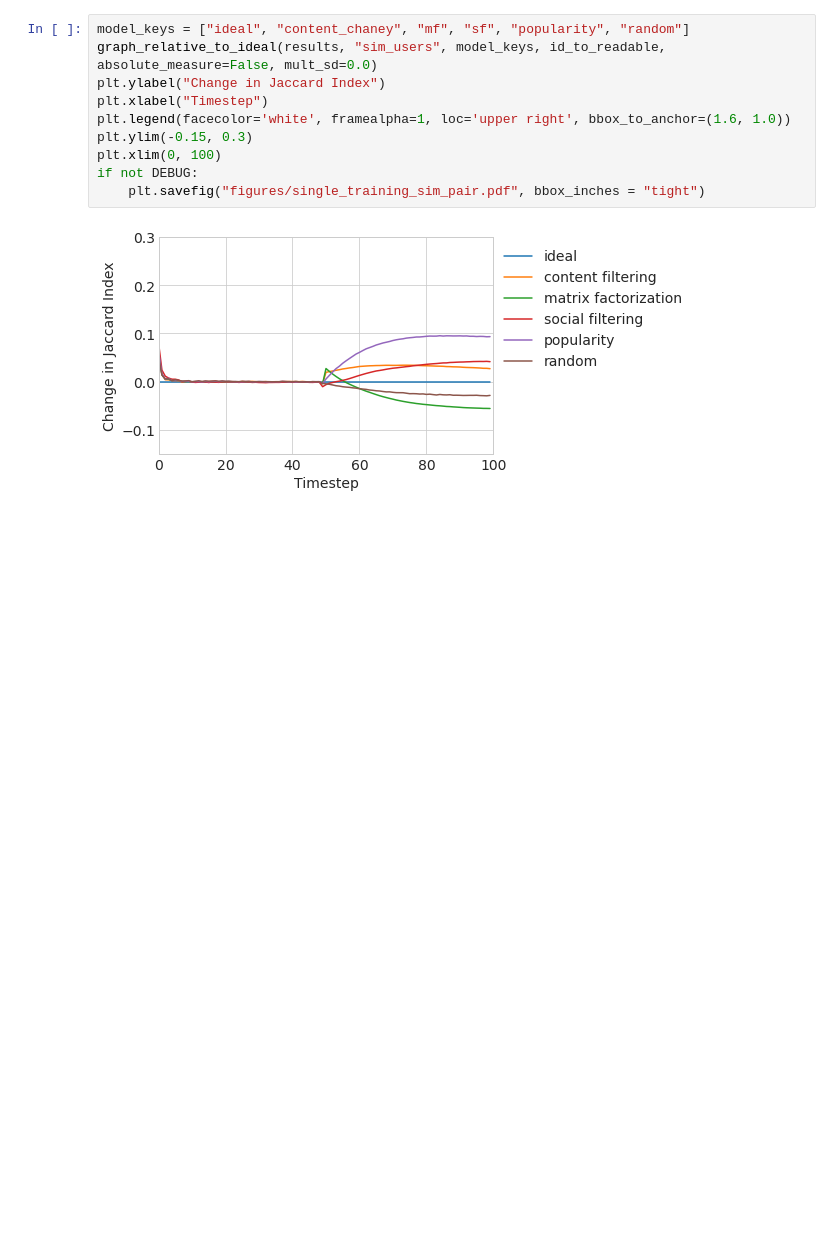
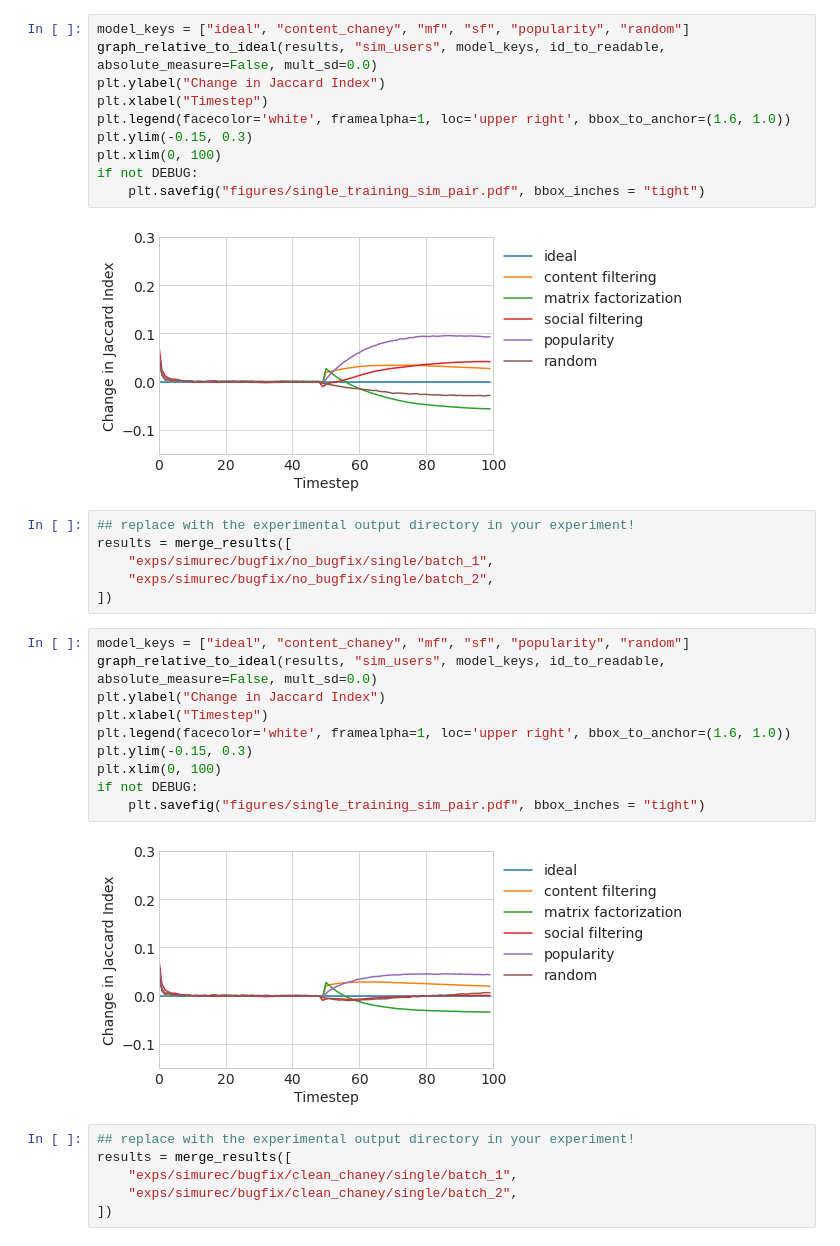
Before and after one commit to sunnymatt/t-recs-experiments, a Jupyter notebook: algo_confounding/chaney_replication.ipynb, the cells around one changed output. Drawn from its saved outputs; the diff is of its cells as text; blank space fills up the shorter version.

Commit message:
Visualize changes with bugfix

```diff
--- a/algo_confounding/chaney_replication.ipynb
+++ b/algo_confounding/chaney_replication.ipynb
@@ -73,3 +71,27 @@ if not DEBUG:
     plt.savefig("figures/single_training_sim_pair.pdf", bbox_inches = "tight")
 # %% [output]
 [figure]
+# %%
+## replace with the experimental output directory in your experiment!
+results = merge_results([
+    "exps/simurec/bugfix/no_bugfix/single/batch_1",
+    "exps/simurec/bugfix/no_bugfix/single/batch_2",
+])
+# %%
+model_keys = ["ideal", "content_chaney", "mf", "sf", "popularity", "random"]
+graph_relative_to_ideal(results, "sim_users", model_keys, id_to_readable, absolute_measure=False, mult_sd=0.0)
+plt.ylabel("Change in Jaccard Index")
+plt.xlabel("Timestep")
+plt.legend(facecolor='white', framealpha=1, loc='upper right', bbox_to_anchor=(1.6, 1.0))
+plt.ylim(-0.15, 0.3)
+plt.xlim(0, 100)
+if not DEBUG:
+    plt.savefig("figures/single_training_sim_pair.pdf", bbox_inches = "tight")
+# %% [output]
+[figure, added]
+# %%
+## replace with the experimental output directory in your experiment!
+results = merge_results([
+    "exps/simurec/bugfix/clean_chaney/single/batch_1",
+    "exps/simurec/bugfix/clean_chaney/single/batch_2",
+])
```
Also changed, not shown: parts of 4 cells of this notebook.
